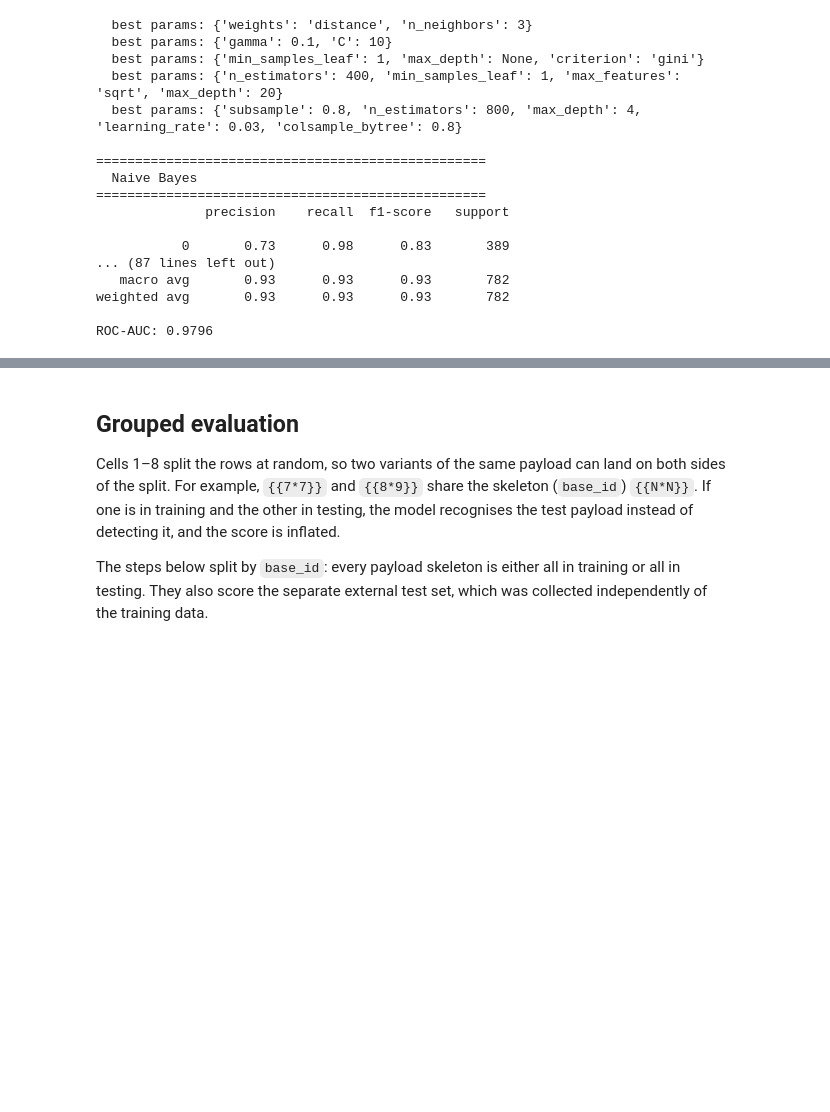
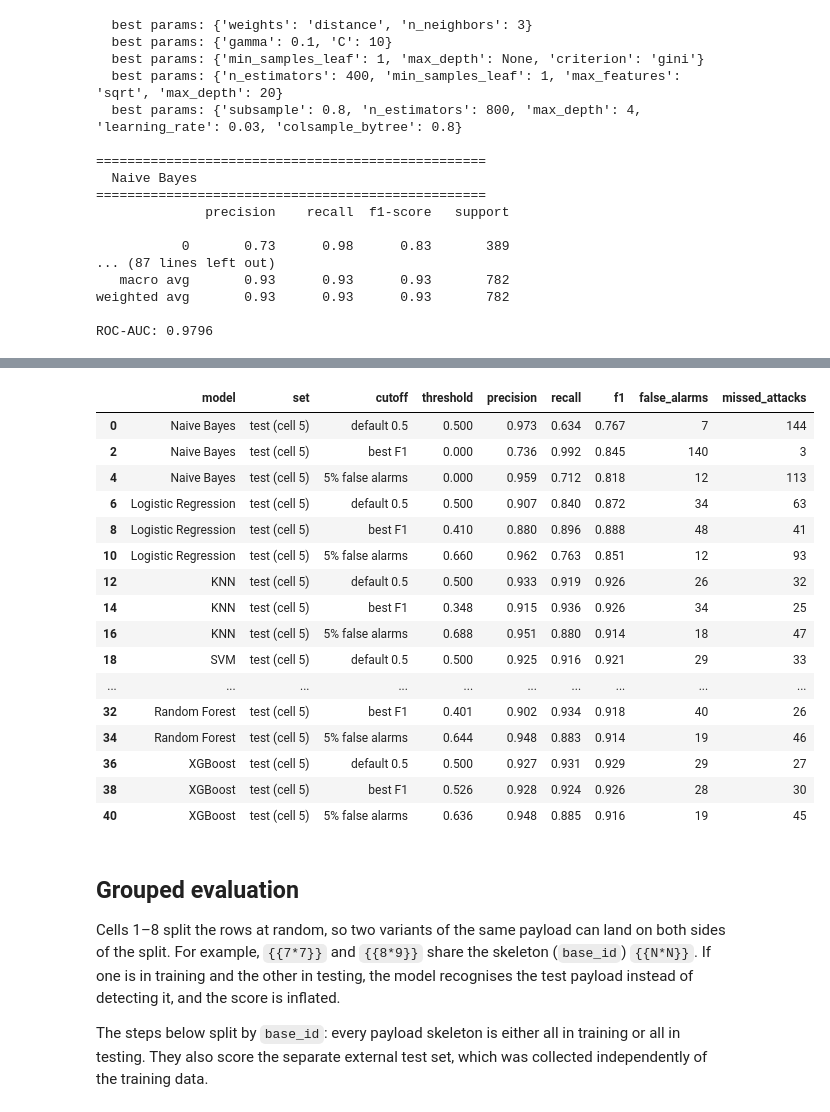
Before and after one commit to omarwhadidi/SSTI-detection-using-ML, a Jupyter notebook: model_evaluation/Model_evaluation.ipynb, the cells around one changed output, grey strips where cells are left out. Saved outputs shown, nothing was run; the diff lists cells and outputs as text; code cells hidden in the pictures; blank space fills up the shorter version.

```diff
--- a/model_evaluation/Model_evaluation.ipynb
+++ b/model_evaluation/Model_evaluation.ipynb
@@ -446,3 +430,24 @@ selecting threshold for Random Forest ...
+# %%
+# Same table for the test set from cell 5.
+threshold_table[threshold_table["set"] == "test (cell 5)"]
+# %% [output]
+|  | model | set | cutoff | threshold | precision | recall | f1 | false_alarms | missed_attacks |
+| 0 | Naive Bayes | test (cell 5) | default 0.5 | 0.500 | 0.973 | 0.634 | 0.767 | 7 | 144 |
+| 2 | Naive Bayes | test (cell 5) | best F1 | 0.000 | 0.736 | 0.992 | 0.845 | 140 | 3 |
+| 4 | Naive Bayes | test (cell 5) | 5% false alarms | 0.000 | 0.959 | 0.712 | 0.818 | 12 | 113 |
+| 6 | Logistic Regression | test (cell 5) | default 0.5 | 0.500 | 0.907 | 0.840 | 0.872 | 34 | 63 |
+| 8 | Logistic Regression | test (cell 5) | best F1 | 0.410 | 0.880 | 0.896 | 0.888 | 48 | 41 |
+| 10 | Logistic Regression | test (cell 5) | 5% false alarms | 0.660 | 0.962 | 0.763 | 0.851 | 12 | 93 |
+| 12 | KNN | test (cell 5) | default 0.5 | 0.500 | 0.933 | 0.919 | 0.926 | 26 | 32 |
+| 14 | KNN | test (cell 5) | best F1 | 0.348 | 0.915 | 0.936 | 0.926 | 34 | 25 |
+| 16 | KNN | test (cell 5) | 5% false alarms | 0.688 | 0.951 | 0.880 | 0.914 | 18 | 47 |
+| 18 | SVM | test (cell 5) | default 0.5 | 0.500 | 0.925 | 0.916 | 0.921 | 29 | 33 |
+| ... | ... | ... | ... | ... | ... | ... | ... | ... | ... |
+| 32 | Random Forest | test (cell 5) | best F1 | 0.401 | 0.902 | 0.934 | 0.918 | 40 | 26 |
+| 34 | Random Forest | test (cell 5) | 5% false alarms | 0.644 | 0.948 | 0.883 | 0.914 | 19 | 46 |
+| 36 | XGBoost | test (cell 5) | default 0.5 | 0.500 | 0.927 | 0.931 | 0.929 | 29 | 27 |
+| 38 | XGBoost | test (cell 5) | best F1 | 0.526 | 0.928 | 0.924 | 0.926 | 28 | 30 |
+| 40 | XGBoost | test (cell 5) | 5% false alarms | 0.636 | 0.948 | 0.885 | 0.916 | 19 | 45 |
 # %% [markdown]
 ## Grouped evaluation
 
```
Also changed, not shown: parts of 10 cells of this notebook, 2 other files.
